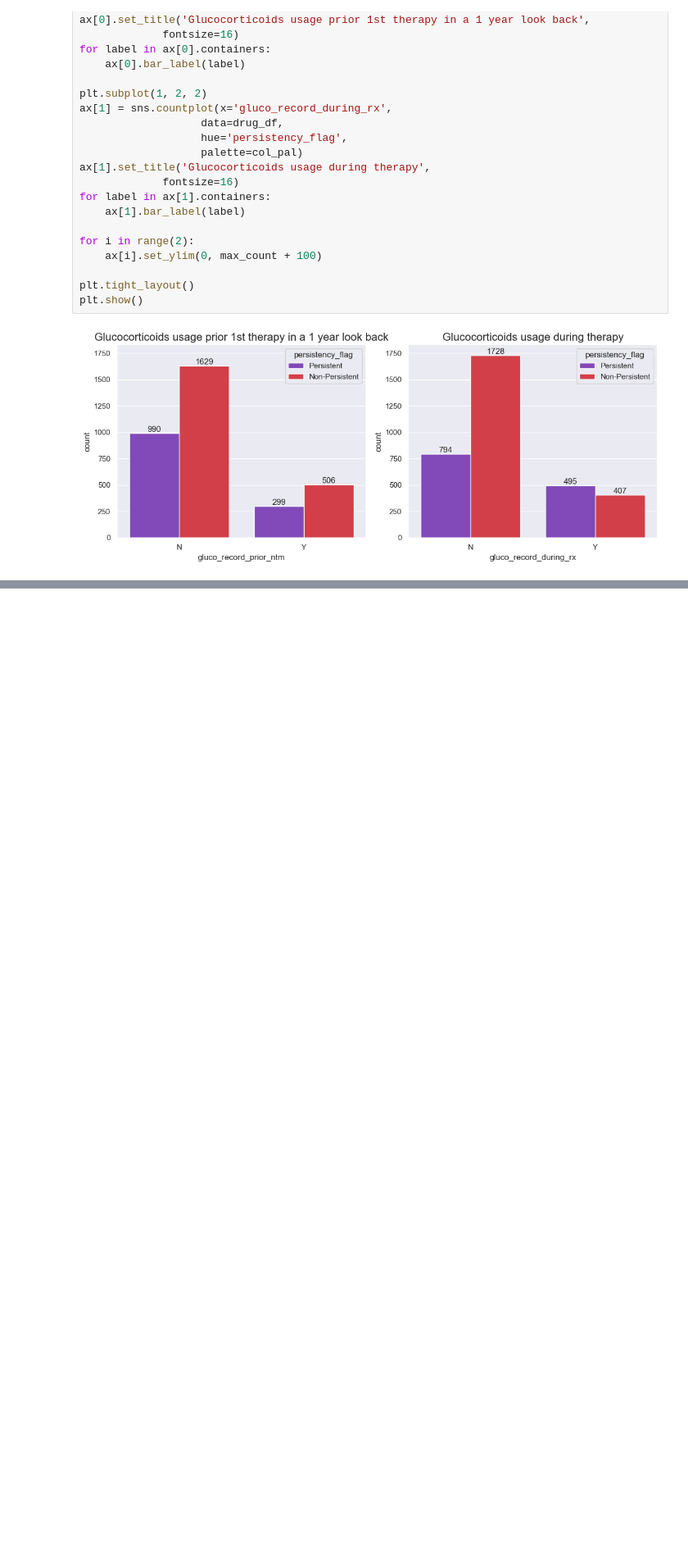
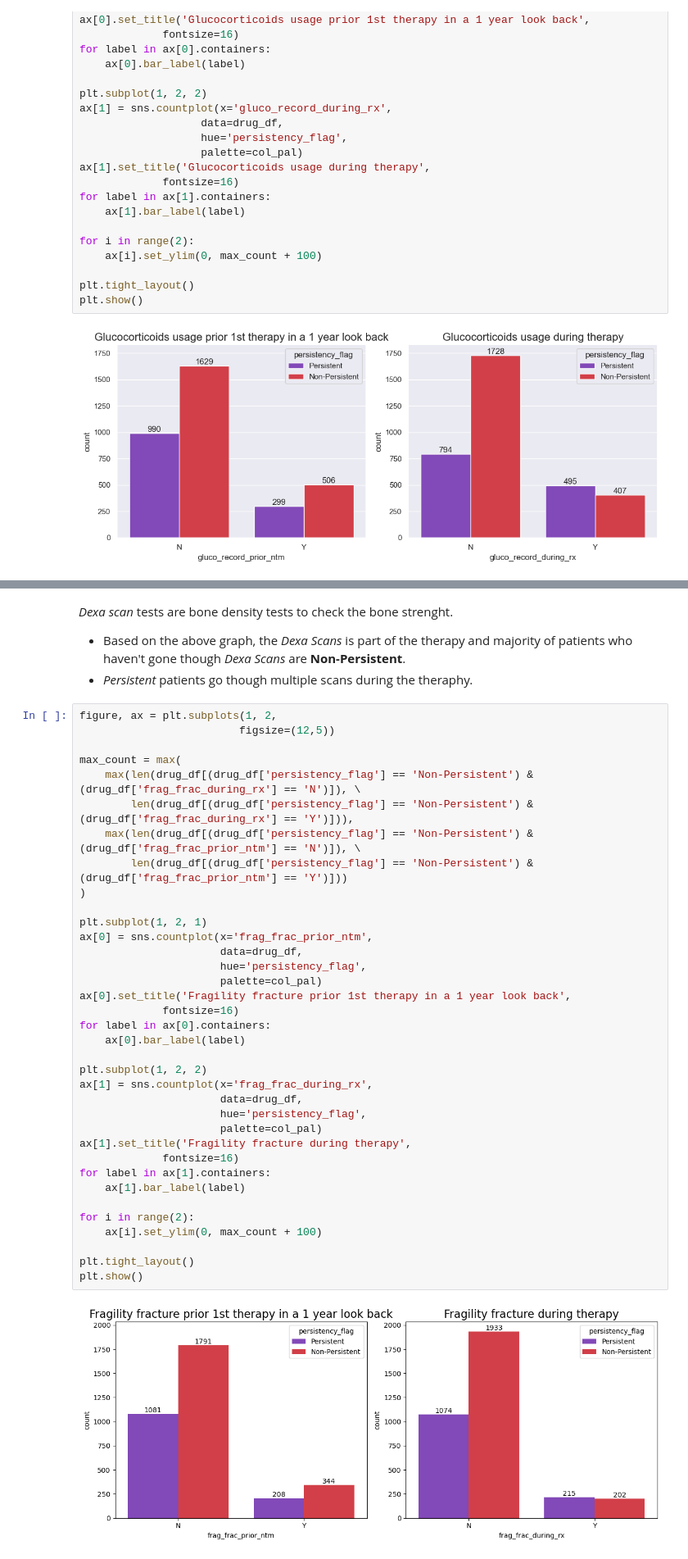
Before and after one commit to shezkh/Healthcare-Project, a Jupyter notebook: src/Data_Exploration_Ashish.ipynb, the cells around one changed output, grey strips where cells are left out. Shown: that part at 82% size. Cells and saved outputs as stored; diff of their text form; blank space fills up the shorter version.

```diff
--- a/src/Data_Exploration_Ashish.ipynb
+++ b/src/Data_Exploration_Ashish.ipynb
@@ -250,0 +282,42 @@ plt.show()
+# %% [markdown]
+*Dexa scan* tests are bone density tests to check the bone strenght.
+- Based on the above graph, the *Dexa Scans* is part of the therapy and majority of patients who haven't gone though *Dexa Scans* are **Non-Persistent**.
+- *Persistent* patients go though multiple scans during the theraphy.
+# %%
+figure, ax = plt.subplots(1, 2,
+                         figsize=(12,5))
+
+max_count = max(
+    max(len(drug_df[(drug_df['persistency_flag'] == 'Non-Persistent') & (drug_df['frag_frac_during_rx'] == 'N')]), \
+        len(drug_df[(drug_df['persistency_flag'] == 'Non-Persistent') & (drug_df['frag_frac_during_rx'] == 'Y')])),
+    max(len(drug_df[(drug_df['persistency_flag'] == 'Non-Persistent') & (drug_df['frag_frac_prior_ntm'] == 'N')]), \
+        len(drug_df[(drug_df['persistency_flag'] == 'Non-Persistent') & (drug_df['frag_frac_prior_ntm'] == 'Y')]))
+)
+
+plt.subplot(1, 2, 1)
+ax[0] = sns.countplot(x='frag_frac_prior_ntm',
+                      data=drug_df,
+                      hue='persistency_flag',
+                      palette=col_pal)
+ax[0].set_title('Fragility fracture prior 1st therapy in a 1 year look back',
+             fontsize=16)
+for label in ax[0].containers:
+    ax[0].bar_label(label)
+
+plt.subplot(1, 2, 2)
+ax[1] = sns.countplot(x='frag_frac_during_rx',
+                      data=drug_df,
+                      hue='persistency_flag',
+                      palette=col_pal)
+ax[1].set_title('Fragility fracture during therapy',
+             fontsize=16)
+for label in ax[1].containers:
+    ax[1].bar_label(label)
+
+for i in range(2):
+    ax[i].set_ylim(0, max_count + 100)
+
+plt.tight_layout()
+plt.show()
+# %% [output]
+[figure, added]
```
Also changed, not shown: parts of 17 cells of this notebook.
